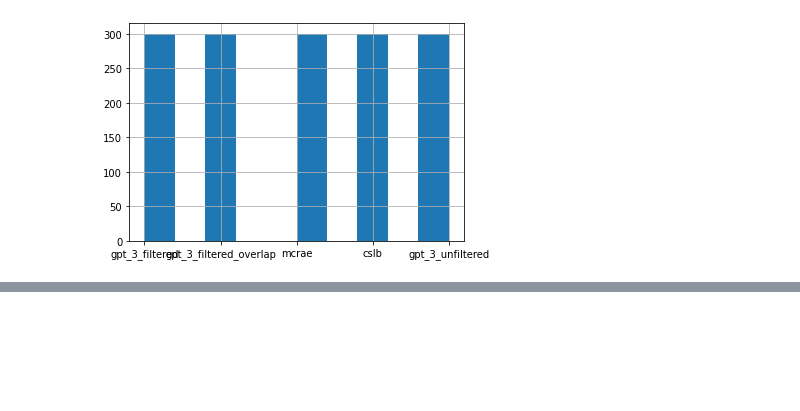
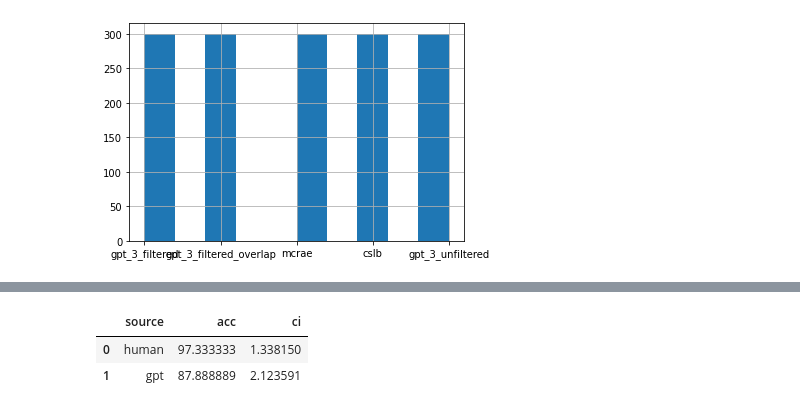
Before and after one commit to ViCCo-Group/semantic_features_gpt_3, a Jupyter notebook: analysis/qualitity_labeling/quality_check.ipynb, the cells around one changed output, grey strips where cells are left out. Drawn from its saved outputs; the diff is of its cells as text; code cells hidden in the pictures; blank space fills up the shorter version.

```diff
--- a/analysis/qualitity_labeling/quality_check.ipynb
+++ b/analysis/qualitity_labeling/quality_check.ipynb
@@ -110,0 +158,6 @@ result[result['source'] == 'gpt']
+# %%
+df_human_gpt
+# %% [output]
+|  | source | acc | ci |
+| 0 | human | 97.333333 | 1.338150 |
+| 1 | gpt | 87.888889 | 2.123591 |
```
Also changed, not shown: parts of 14 cells of this notebook, 1 other file.
